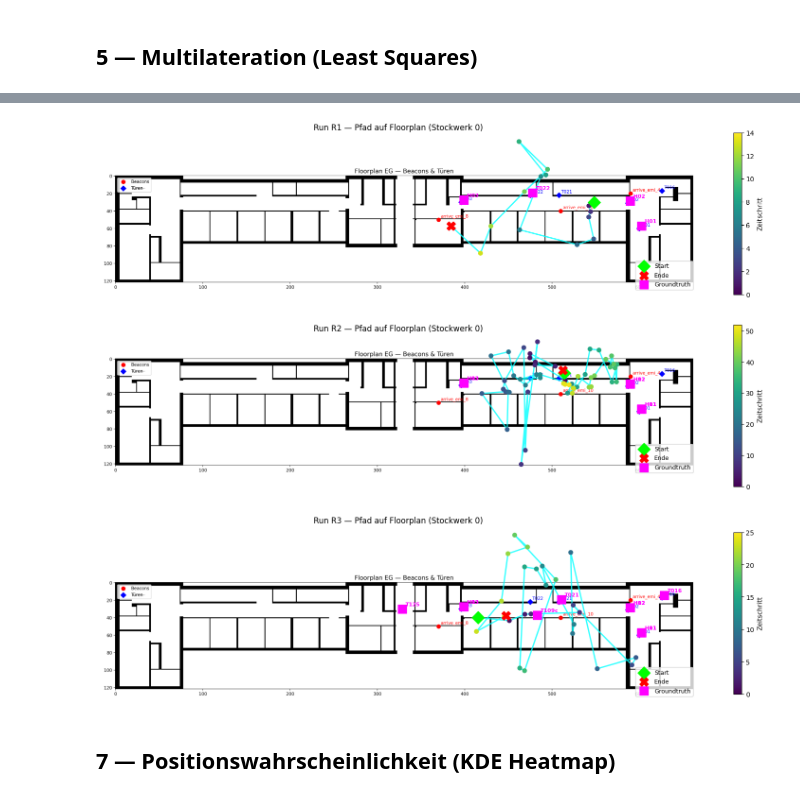
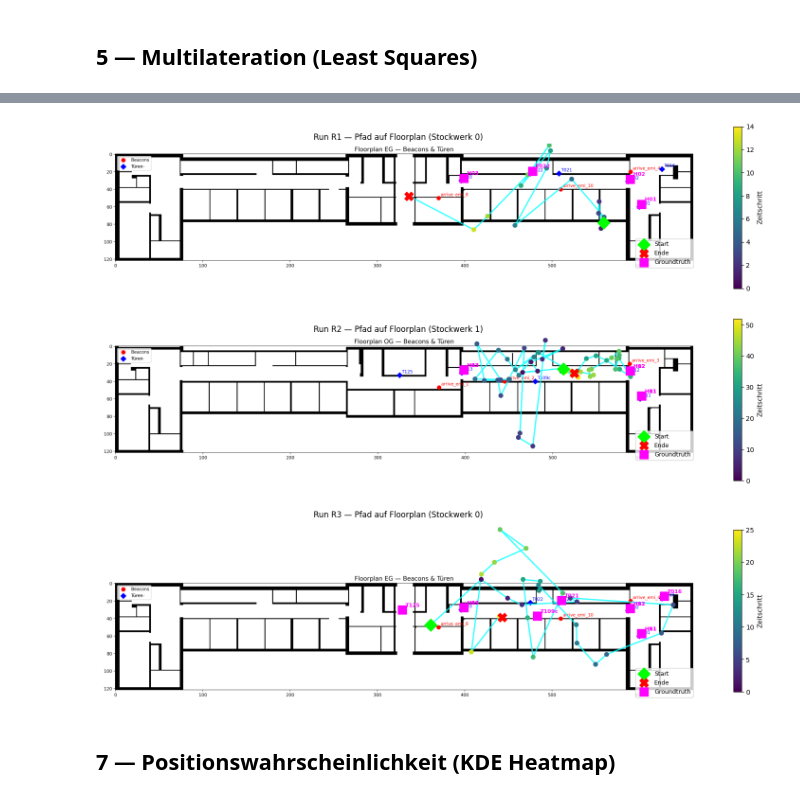
Before and after one commit to M4ngo404/embedded_intelligence, a Jupyter notebook: notebooks/rssi_position_analysis.ipynb, the cells around one changed output, grey strips where cells are left out. Cells and saved outputs as stored; diff of their text form; code cells hidden in the pictures.

```diff
--- a/notebooks/rssi_position_analysis.ipynb
+++ b/notebooks/rssi_position_analysis.ipynb
@@ -156,9 +173,14 @@ def estimate_floor(rssi_window: pd.DataFrame) -> int:
     """Heuristik: Stärkere mittlere RSSI = wahrscheinlich selbes Stockwerk."""
     rssi_eg = rssi_window[rssi_window['beacon_name'].isin(eg_beacons)]['rssi'].mean()
     rssi_og = rssi_window[rssi_window['beacon_name'].isin(og_beacons)]['rssi'].mean()
-    if pd.isna(rssi_eg) and pd.isna(rssi_og): return -1
-    if pd.isna(rssi_eg): return 1
-    if pd.isna(rssi_og): return 0
+
+    if pd.isna(rssi_eg) and pd.isna(rssi_og):
+        return -1  # keine Beacons sichtbar
+
+    # NaN als -inf behandeln → das andere Stockwerk gewinnt automatisch
+    rssi_eg = rssi_eg if not pd.isna(rssi_eg) else float("-inf")
+    rssi_og = rssi_og if not pd.isna(rssi_og) else float("-inf")
+
     return 0 if rssi_eg >= rssi_og else 1
 # %% [output]
 EG-Beacons (3): ['arrive_emi4', 'arrive_emi8', 'arrive_emi10']
@@ -166,30 +415,22 @@ OG-Beacons (3): ['arrive_emi1', 'arrive_emi2', 'arrive_emi3']
 # %% [markdown]
 ## 4 — Distanzschätzung via Log-Distance Path Loss
 # %%
-# ── Kalibrierungsparameter ──────────────────────────────────────────
-RSSI_0         = -50    # RSSI bei 1m (kalibrieren!)
-PATH_LOSS_EXP  = 3.5    # n=3.5 für Innenraum mit Wänden (war vermutlich 2.0)
-FLOOR_HEIGHT_M = 3.0    # echte Etagenhöhe in Metern
-USE_OTHER_FLOOR = True  # True = andere Etagen mit Penalty, False = ignorieren
-
 def rssi_to_distance(rssi: float, floor_delta: int = 0) -> float:
     """
-    Inverse Log-Distance Path Loss mit Pythagoras-Floor-Korrektur.
-    floor_delta=0 → gleiche Etage (normal)
-    floor_delta>0 → andere Etage → Pythagoras statt additiver Penalty
+    Inverse Log-Distance Path Loss mit additivem Floor-Aufschlag.
+    floor_delta=0 → gleiche Etage
+    floor_delta>0 → +FLOOR_HEIGHT_M pro Etage wird addiert
     """
     if floor_delta != 0 and not USE_OTHER_FLOOR:
-        return np.nan   # andere Etage ignorieren
+        return np.nan
 
-    # Horizontale Distanz aus RSSI
     base_dist = 10.0 ** ((RSSI_0 - rssi) / (10.0 * PATH_LOSS_EXP))
 
     if floor_delta == 0:
         return base_dist
 
-    # Pythagoras: 3D-Distanz mit Etagenhöhe
-    vertical = abs(floor_delta) * FLOOR_HEIGHT_M
-    return np.sqrt(base_dist**2 + vertical**2)
+    # Fester Aufschlag pro Etage – unabhängig von base_dist
+    return base_dist + abs(floor_delta) * FLOOR_HEIGHT_M
 
 
 # ── Anwenden ────────────────────────────────────────────────────────
@@ -469,10 +614,4 @@ for run in runs_list:
 # %%
-## 6c — Pfad auf Floorplan (Meter → Pixel)
-
-import matplotlib.image as mpimg
-
-SCALE = 0.2  # 1 Pixel = 0.2 Meter → 5 px/m
-
 FLOORPLAN = {
     0: '../data/floorplans/emi_map_eg_beacons_doors.png',
     1: '../data/floorplans/emi_map_og_beacons_doors.png',
@@ -502,36 +641,36 @@ for run in runs_list:
 
     fig, ax = plt.subplots(figsize=(16, 6))
     ax.imshow(img)
     ax.axis('off')
 
     # Pfad
     xs = [meter_to_pixel(x, y)[0] for x, y in zip(df_run['x_est'], df_run['y_est'])]
     ys = [meter_to_pixel(x, y)[1] for x, y in zip(df_run['x_est'], df_run['y_est'])]
     ax.plot(xs, ys, color='cyan', linewidth=2, alpha=0.8, zorder=2)
     sc = ax.scatter(xs, ys, c=range(len(xs)), cmap='viridis', s=40, zorder=3)
     plt.colorbar(sc, ax=ax, label='Zeitschritt', shrink=0.6)
     ax.scatter(xs[0],  ys[0],  color='lime', s=180, marker='D', zorder=5, label='Start')
     ax.scatter(xs[-1], ys[-1], color='red',  s=180, marker='X', zorder=5, label='Ende')
 
     #Groundtruth
     if len(gt_run) > 0:
          gxs = [meter_to_pixel(x, y)[0] for x, y in zip(gt_run['x_m'], gt_run['y_m'])]
          gys = [meter_to_pixel(x, y)[1] for x, y in zip(gt_run['x_m'], gt_run['y_m'])]
          ax.scatter(gxs, gys, color='magenta', s=150, marker='s', zorder=6, label='Groundtruth')
          for (gx, gy), (_, r) in zip(zip(gxs, gys), gt_run.iterrows()):
              ax.annotate(r['tuer_id'], (gx, gy), textcoords='offset points',
                          xytext=(5, 5), fontsize=8, color='magenta',
                          fontweight='bold')
 
     ax.set_title(f'Run {run} — Pfad auf Floorplan (Stockwerk {floor})', fontsize=12)
     ax.legend(loc='lower right', fontsize=9)
     plt.tight_layout()
     #plt.savefig(f'path_on_map_{run}.png', dpi=130)
     plt.show()
 # %% [output]
-[figure, old version]
+[figure, new version]
-[figure, old version]
+[figure, new version]
-[figure, old version]
+[figure, new version]
 # %% [markdown]
 ## 7 — Positionswahrscheinlichkeit (KDE Heatmap)
 # %%
```
Also changed, not shown: parts of 18 cells of this notebook, 2 other files.
